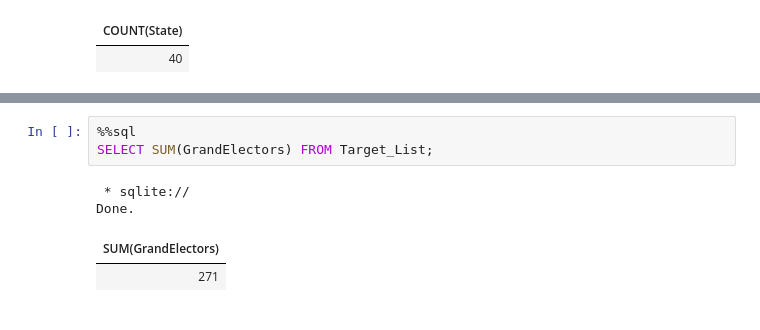
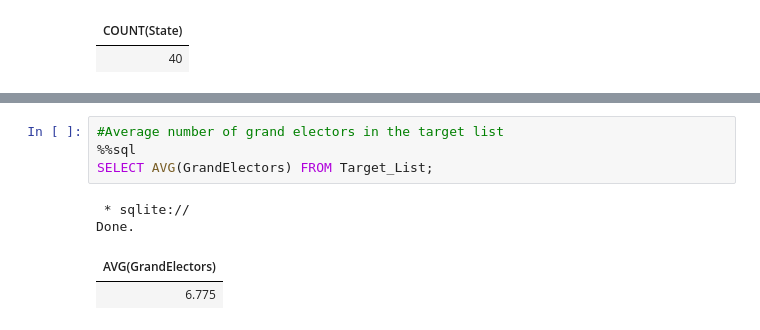
Before and after one commit to kahuroA/SQL-PRACTICE, a Jupyter notebook: SQL_MINI_PROJECT.ipynb, the cells around one changed output, grey strips where cells are left out. Saved outputs shown, nothing was run; the diff lists cells and outputs as text.

```diff
--- a/SQL_MINI_PROJECT.ipynb
+++ b/SQL_MINI_PROJECT.ipynb
@@ -464,8 +444,9 @@ The total number of states in our target list is 78.4% of the total states in th
 # %%
+#Average number of grand electors in the target list
 %%sql
-SELECT SUM(GrandElectors) FROM Target_List;
+SELECT AVG(GrandElectors) FROM Target_List;
 # %% [output]
  * sqlite://
 Done.
-| SUM(GrandElectors) |
-| 271 |
+| AVG(GrandElectors) |
+| 6.775 |
```
Also changed, not shown: parts of 46 cells of this notebook.
